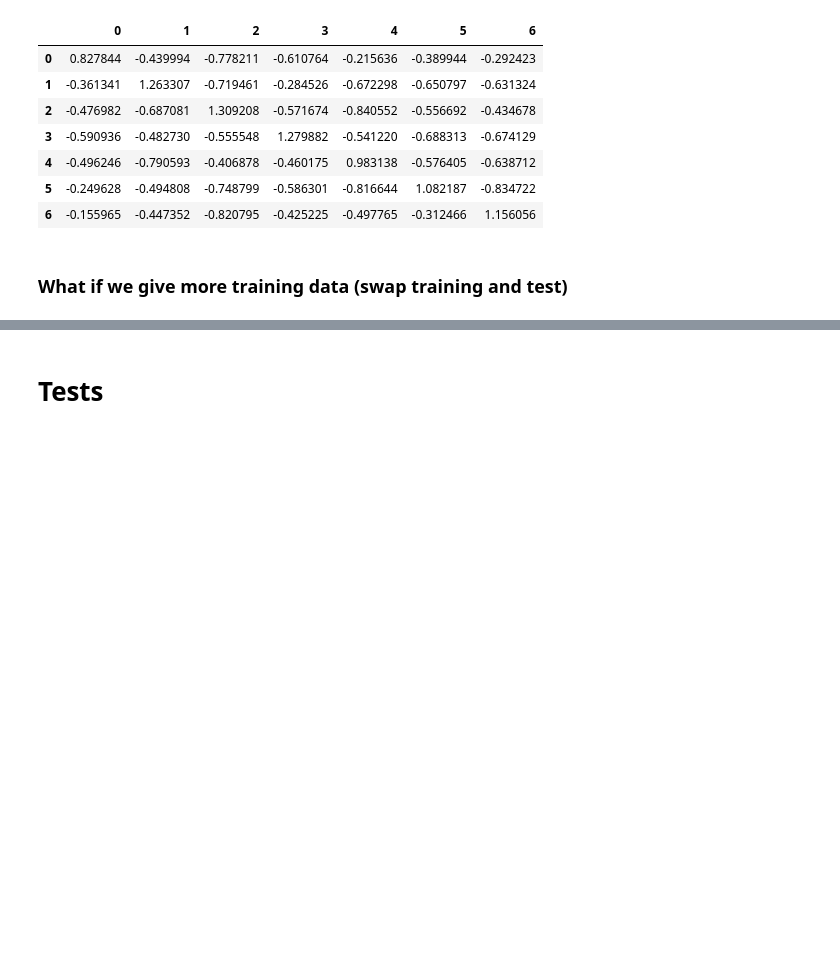
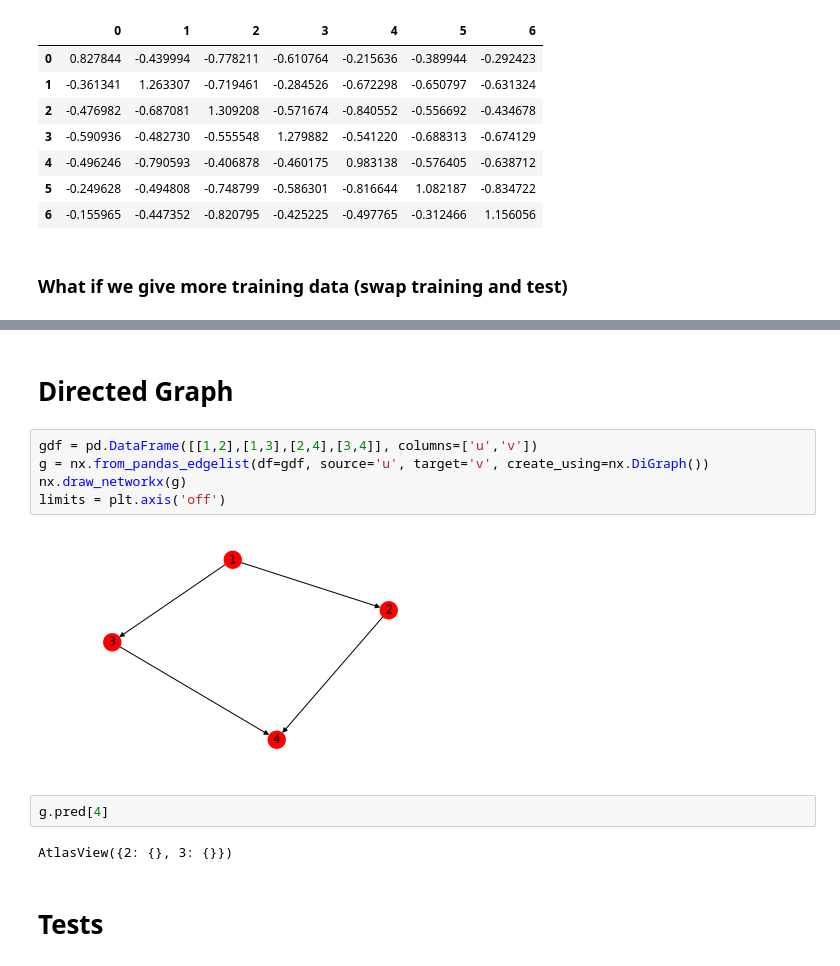
Before and after one commit to gdfm/ica, a Jupyter notebook: ica/ICA.ipynb, the cells around one changed output, grey strips where cells are left out. Saved outputs shown, nothing was run; the diff lists cells and outputs as text; blank space fills up the shorter version.

```diff
--- a/ica/ICA.ipynb
+++ b/ica/ICA.ipynb
@@ -382,3 +486,16 @@ accuracy_score(y_true=Y.loc[idx_train], y_pred=ica_pred)
+# %% [markdown]
+# Directed Graph
+# %%
+gdf = pd.DataFrame([[1,2],[1,3],[2,4],[3,4]], columns=['u','v'])
+g = nx.from_pandas_edgelist(df=gdf, source='u', target='v', create_using=nx.DiGraph())
+nx.draw_networkx(g)
+limits = plt.axis('off')
+# %% [output]
+[figure, added]
+# %%
+g.pred[4]
+# %% [output]
+AtlasView({2: {}, 3: {}})
 # %% [markdown]
 # Tests
 # %%
```
Also changed, not shown: parts of 19 cells of this notebook.
